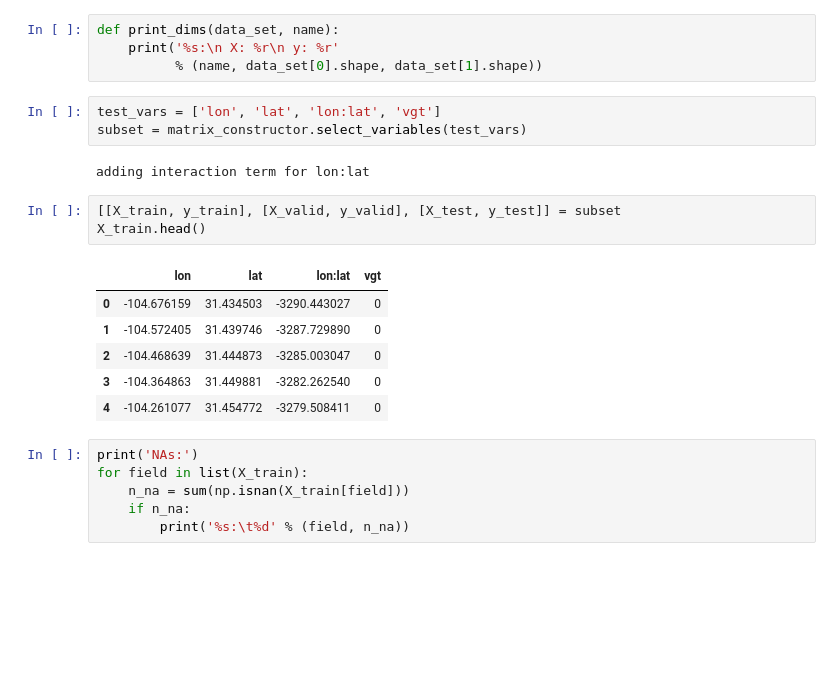
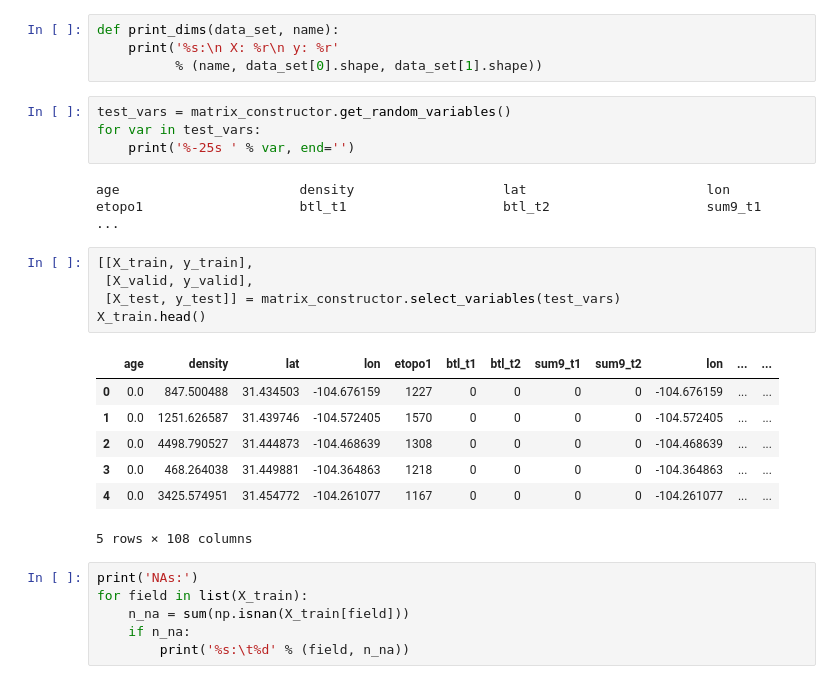
Before and after one commit to dongmeic/SDM, a Jupyter notebook: python/notebooks_new/logistic_random.py.ipynb, the cells around one changed output. Saved outputs shown, nothing was run; the diff lists cells and outputs as text; blank space fills up the shorter version.

Commit message:
allow Xy data sets to be created with random subset of variables

```diff
--- a/python/notebooks_new/logistic_random.py.ipynb
+++ b/python/notebooks_new/logistic_random.py.ipynb
@@ -47,21 +47,25 @@ Adding interactions...
 def print_dims(data_set, name):
     print('%s:\n X: %r\n y: %r'
           % (name, data_set[0].shape, data_set[1].shape))
-# %%
-test_vars = ['lon', 'lat', 'lon:lat', 'vgt']
-subset = matrix_constructor.select_variables(test_vars)
-# %% [output]
-adding interaction term for lon:lat
+# %%
+test_vars = matrix_constructor.get_random_variables()
+for var in test_vars:
+    print('%-25s ' % var, end='')
+# %% [output]
+age                       density                   lat                       lon                       etopo1                    btl_t1                    btl_t2                    sum9_t1            ...
 # %%
-[[X_train, y_train], [X_valid, y_valid], [X_test, y_test]] = subset
+[[X_train, y_train],
+ [X_valid, y_valid],
+ [X_test, y_test]] = matrix_constructor.select_variables(test_vars)
 X_train.head()
 # %% [output]
-|  | lon | lat | lon:lat | vgt |
-| 0 | -104.676159 | 31.434503 | -3290.443027 | 0 |
-| 1 | -104.572405 | 31.439746 | -3287.729890 | 0 |
-| 2 | -104.468639 | 31.444873 | -3285.003047 | 0 |
-| 3 | -104.364863 | 31.449881 | -3282.262540 | 0 |
-| 4 | -104.261077 | 31.454772 | -3279.508411 | 0 |
+|  | age | density | lat | lon | etopo1 | btl_t1 | btl_t2 | sum9_t1 | sum9_t2 | lon | ... | ... |
+| 0 | 0.0 | 847.500488 | 31.434503 | -104.676159 | 1227 | 0 | 0 | 0 | 0 | -104.676159 | ... | ... |
+| 1 | 0.0 | 1251.626587 | 31.439746 | -104.572405 | 1570 | 0 | 0 | 0 | 0 | -104.572405 | ... | ... |
+| 2 | 0.0 | 4498.790527 | 31.444873 | -104.468639 | 1308 | 0 | 0 | 0 | 0 | -104.468639 | ... | ... |
+| 3 | 0.0 | 468.264038 | 31.449881 | -104.364863 | 1218 | 0 | 0 | 0 | 0 | -104.364863 | ... | ... |
+| 4 | 0.0 | 3425.574951 | 31.454772 | -104.261077 | 1167 | 0 | 0 | 0 | 0 | -104.261077 | ... | ... |
+5 rows × 108 columns
 # %%
 print('NAs:')
 for field in list(X_train):
```
Also changed, not shown: 1 other file.
